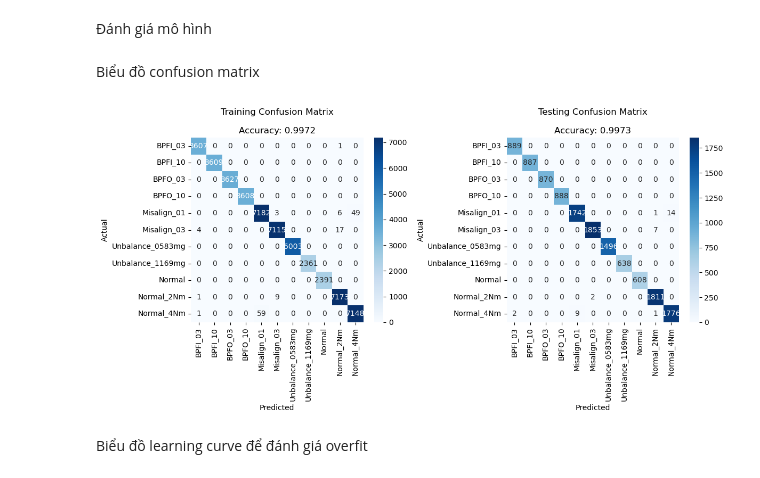
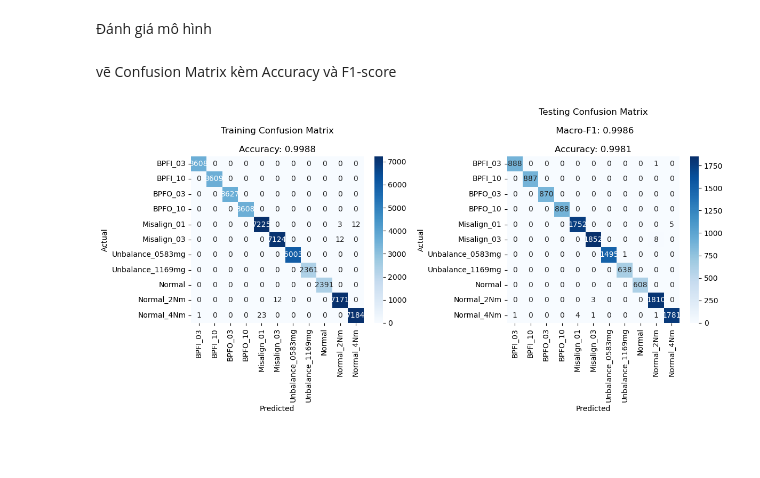
Before and after one commit to deth102/datn, a Jupyter notebook: logistic_train.ipynb, the cells around one changed output. Drawn from its saved outputs; the diff is of its cells as text; code cells hidden in the pictures; blank space fills up the shorter version.

```diff
--- a/logistic_train.ipynb
+++ b/logistic_train.ipynb
@@ -32,4 +36,8 @@ X_test_scale = scaler.transform(X_test) # Chuẩn hóa dữ liệu kiểm tra
+# %%
+parameters = {"C":[1, 10, 50],
+            "max_iter":[100, 200, 300]
+            }
 # %% [markdown]
 Tạo mô hình hồi quy logistic
 # %%
-Model = LogisticRegression(penalty='l2', solver='lbfgs', C=1.0, random_state=42, max_iter=200, n_jobs=-1)
+Model = GridSearchCV(LogisticRegression(), parameters, cv=5, n_jobs=-1)
@@ -64,36 +75,33 @@ test_accuracy = accuracy_score(y_test, test_predict)
 # %% [markdown]
-Biểu đồ confusion matrix
+vẽ Confusion Matrix kèm Accuracy và F1-score
 # %%
-#Các loại lỗi
 Fault_types = [ 'BPFI_03',
                 'BPFI_10',
                 'BPFO_03',
                 'BPFO_10',
                 'Misalign_01',
                 'Misalign_03',
                 'Unbalance_0583mg',
                 'Unbalance_1169mg',
                 'Normal',
                 'Normal_2Nm',
                 'Normal_4Nm',
                 ]
 #Biểu đồ confusion matrix
 plt.figure(figsize=(12, 6))# Kích thước biểu đồ
 plt.subplot(1, 2, 1)# Vẽ biểu đồ đầu tiên trong 1 hàng 2 cột
 sns.heatmap(train_cm, annot=True, fmt='d', cmap='Blues',
 xticklabels=Fault_types, yticklabels=Fault_types)# Vẽ heatmap với các nhãn trục x và y
-plt.title(f'Training Confusion Matrix\n\nAccuracy: {train_accuracy:.4f}')# Tiêu đề biểu đồ
+plt.title(f'Training Confusion Matrix\n\nAccuracy: {train_accuracy:.4f}' )# Tiêu đề biểu đồ
 plt.xlabel('Predicted')# Nhãn trục x
 plt.ylabel('Actual')# Nhãn trục y
 plt.subplot(1, 2, 2)# Vẽ biểu đồ thứ hai trong 1 hàng 2 cột
 sns.heatmap(test_cm, annot=True, fmt='d', cmap='Blues',
 xticklabels=Fault_types, yticklabels=Fault_types)# Vẽ heatmap với các nhãn trục x và y
-plt.title(f'Testing Confusion Matrix\n\nAccuracy: {test_accuracy:.4f}')# Tiêu đề biểu đồ
+plt.title(f'Testing Confusion Matrix\n\n Macro-F1: {macro_f1:.4f}\n\nAccuracy: {test_accuracy:.4f}')# Tiêu đề biểu đồ
 plt.xlabel('Predicted')# Nhãn trục x
 plt.ylabel('Actual')# Nhãn trục y
 plt.tight_layout()# Tự động điều chỉnh khoảng cách giữa các phần tử trong biểu đồ
 plt.show()# Hiển thị biểu đồ
 # %% [output]
-[figure, old version]
+[figure, new version]
-# %% [markdown]
-Biểu đồ learning curve để đánh giá overfit
```
Also changed, not shown: parts of 14 cells of this notebook, 2 other files.
